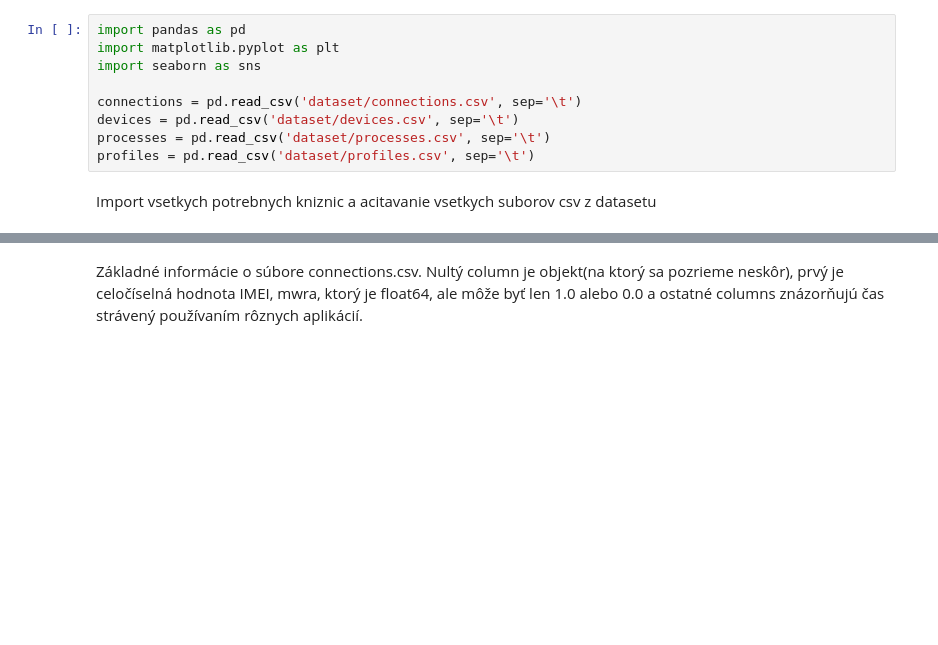
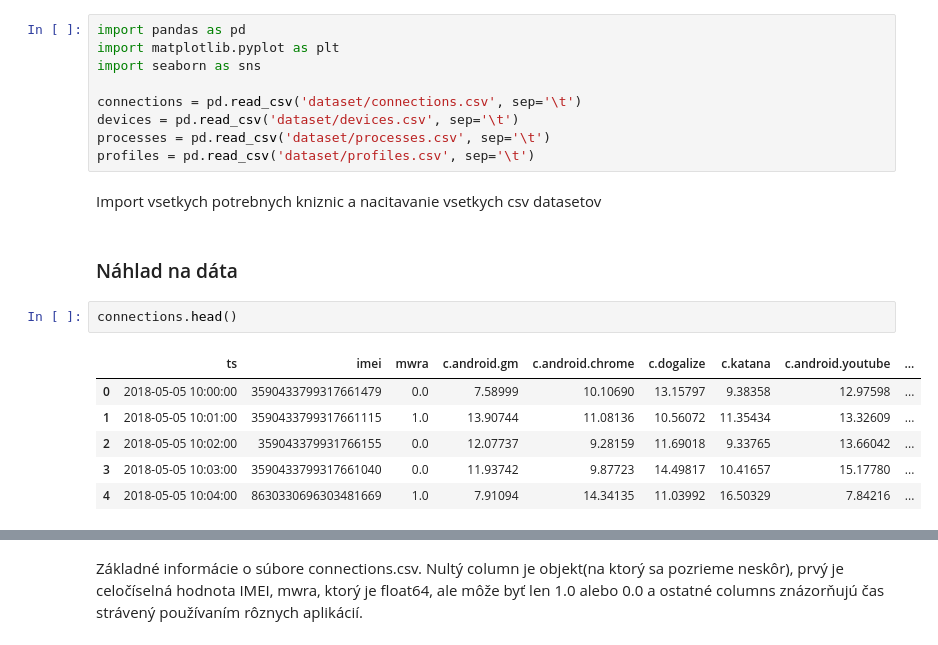
Before and after one commit to RikoAppDev/iau-course-assignments, a Jupyter notebook: zadanie.ipynb, the cells around one changed output, grey strips where cells are left out. Drawn from its saved outputs; the diff is of its cells as text; blank space fills up the shorter version.

```diff
--- a/zadanie.ipynb
+++ b/zadanie.ipynb
@@ -10,4 +15,15 @@ devices = pd.read_csv('dataset/devices.csv', sep='\t')
 processes = pd.read_csv('dataset/processes.csv', sep='\t')
 profiles = pd.read_csv('dataset/profiles.csv', sep='\t')
 # %% [markdown]
-Import vsetkych potrebnych kniznic a acitavanie vsetkych suborov csv z datasetu
+Import vsetkych potrebnych kniznic a nacitavanie vsetkych csv datasetov
+# %% [markdown]
+### Náhlad na dáta
+# %%
+connections.head()
+# %% [output]
+|  | ts | imei | mwra | c.android.gm | c.android.chrome | c.dogalize | c.katana | c.android.youtube | ... |
+| 0 | 2018-05-05 10:00:00 | 3590433799317661479 | 0.0 | 7.58999 | 10.10690 | 13.15797 | 9.38358 | 12.97598 | ... |
+| 1 | 2018-05-05 10:01:00 | 3590433799317661115 | 1.0 | 13.90744 | 11.08136 | 10.56072 | 11.35434 | 13.32609 | ... |
+| 2 | 2018-05-05 10:02:00 | 359043379931766155 | 0.0 | 12.07737 | 9.28159 | 11.69018 | 9.33765 | 13.66042 | ... |
+| 3 | 2018-05-05 10:03:00 | 3590433799317661040 | 0.0 | 11.93742 | 9.87723 | 14.49817 | 10.41657 | 15.17780 | ... |
+| 4 | 2018-05-05 10:04:00 | 8630330696303481669 | 1.0 | 7.91094 | 14.34135 | 11.03992 | 16.50329 | 7.84216 | ... |
```
Also changed, not shown: parts of 21 cells of this notebook.
